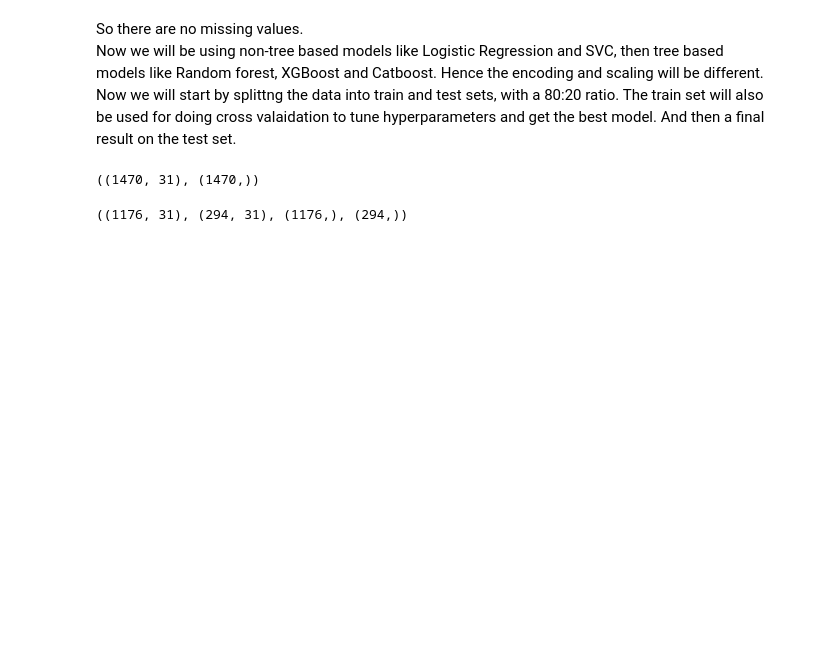
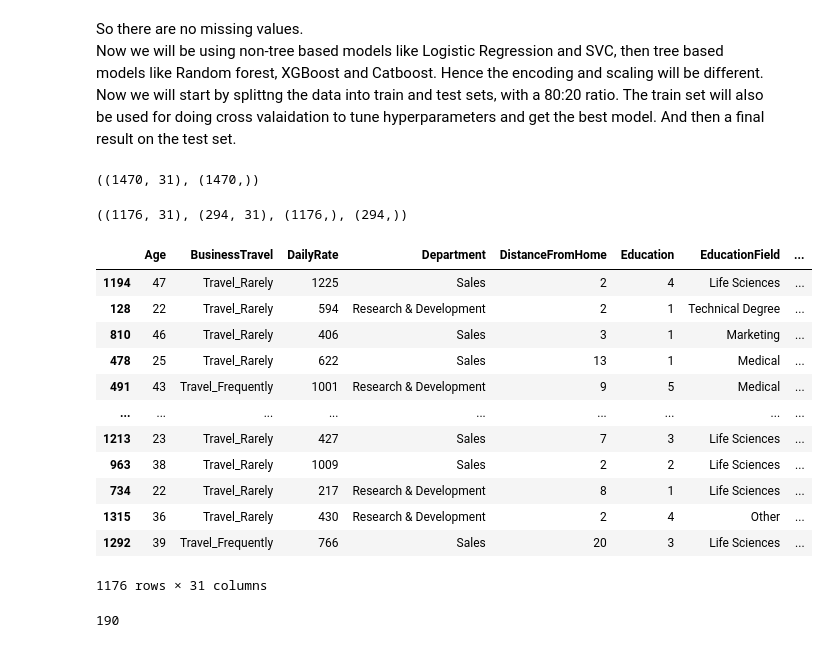
Before and after one commit to tatv047/Data-Science-for-Business, a Jupyter notebook: Human Resources Data/hrd_notebook.ipynb, the cells around one changed output. Cells and saved outputs as stored; diff of their text form; code cells hidden in the pictures; blank space fills up the shorter version.

```diff
--- a/Human Resources Data/hrd_notebook.ipynb
+++ b/Human Resources Data/hrd_notebook.ipynb
@@ -91,7 +90,10 @@ And then a final result on the test set.
 # %%
 # Making the input data matrix and target vector
 X = df.drop('Attrition',axis=1)
-y = df['Attrition']
+y = df['Attrition'].map({
+    'Yes': 1,
+    'No': 0
+})
 X.shape, y.shape
 # %% [output]
 ((1470, 31), (1470,))
@@ -106,3 +108,27 @@ X_train,X_test,y_train,y_test = train_test_split(
 X_train.shape,X_test.shape,y_train.shape,y_test.shape
 # %% [output]
 ((1176, 31), (294, 31), (1176,), (294,))
+# %%
+X_train
+# %% [output]
+|  | Age | BusinessTravel | DailyRate | Department | DistanceFromHome | Education | EducationField | ... |
+| 1194 | 47 | Travel_Rarely | 1225 | Sales | 2 | 4 | Life Sciences | ... |
+| 128 | 22 | Travel_Rarely | 594 | Research & Development | 2 | 1 | Technical Degree | ... |
+| 810 | 46 | Travel_Rarely | 406 | Sales | 3 | 1 | Marketing | ... |
+| 478 | 25 | Travel_Rarely | 622 | Sales | 13 | 1 | Medical | ... |
+| 491 | 43 | Travel_Frequently | 1001 | Research & Development | 9 | 5 | Medical | ... |
+| ... | ... | ... | ... | ... | ... | ... | ... | ... |
+| 1213 | 23 | Travel_Rarely | 427 | Sales | 7 | 3 | Life Sciences | ... |
+| 963 | 38 | Travel_Rarely | 1009 | Sales | 2 | 2 | Life Sciences | ... |
+| 734 | 22 | Travel_Rarely | 217 | Research & Development | 8 | 1 | Life Sciences | ... |
+| 1315 | 36 | Travel_Rarely | 430 | Research & Development | 2 | 4 | Other | ... |
+| 1292 | 39 | Travel_Frequently | 766 | Sales | 20 | 3 | Life Sciences | ... |
+1176 rows × 31 columns
+# %%
+sum = 0
+for y in y_train:
+    sum += y
+
+print(sum)
+# %% [output]
+190
```
Also changed, not shown: parts of 37 cells of this notebook, 1 other file.
